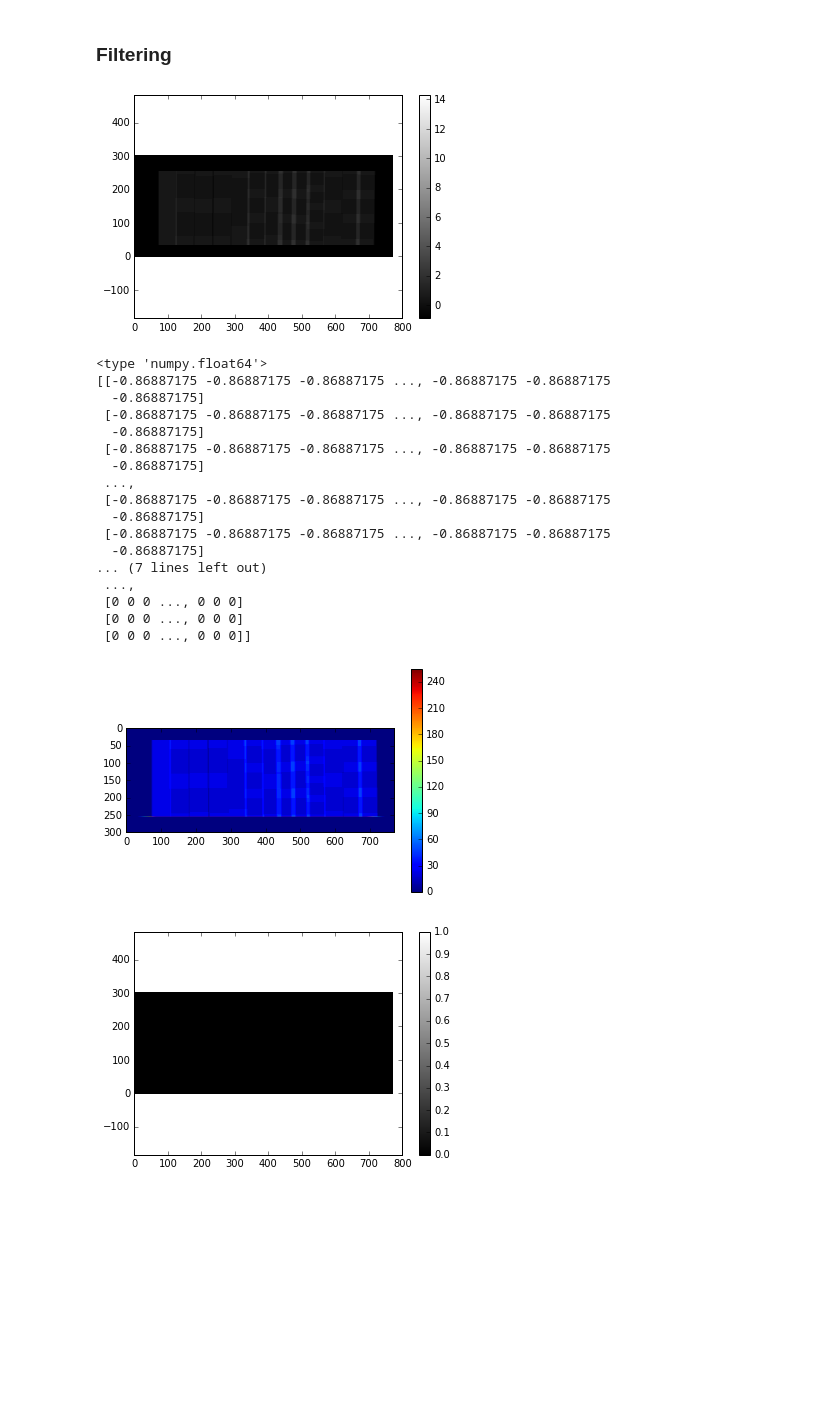
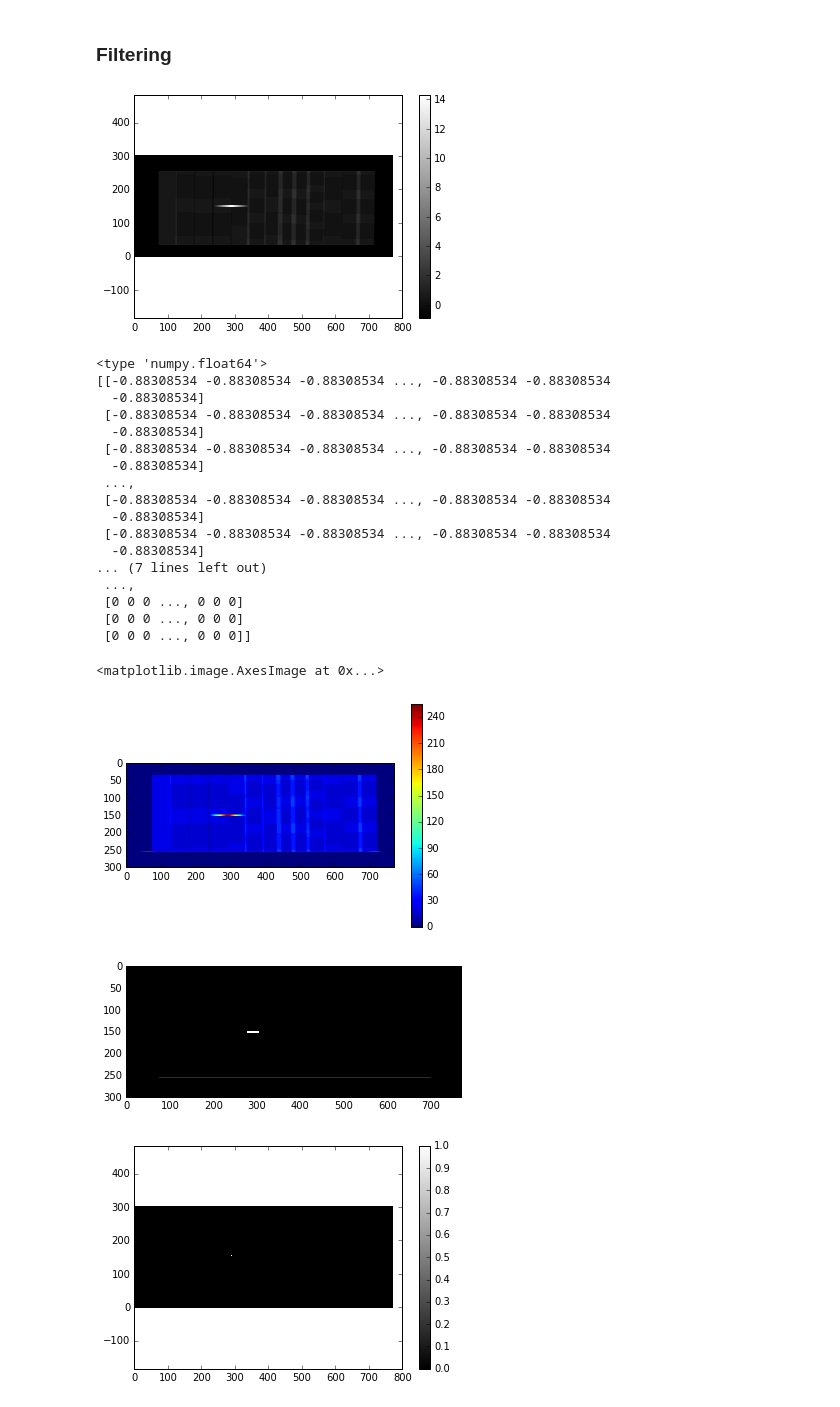
Before and after one commit to huskeypm/sparkdetection, a Jupyter notebook: mach/Idealized_Filter_Response.ipynb, the cells around one changed output. Drawn from its saved outputs; the diff is of its cells as text; code cells hidden in the pictures; blank space fills up the shorter version.

Commit message:
added in changes to how the hits on the longitudinal filter was displayed and changed filter to 1 px thick line

```diff
--- a/mach/Idealized_Filter_Response.ipynb
+++ b/mach/Idealized_Filter_Response.ipynb
@@ -14,8 +14,8 @@ import matchedFilter as mF
 root = "./images/"
 # %%
 saveMe = True
-typeTT = "WT"#"Long"#
-typeFilter = 'Loss'#'Long'#"WT" # "Long"
+typeTT = 'Long'#'Loss'#"Loss"#"WT"#"Long"#
+typeFilter = 'Loss'#'Loss'#'Long'#"WT" # "Long"
 # %% [markdown]
 ### Read in idealized longitudinal image and corresponding filter
 # %%
@@ -78,45 +78,56 @@ h = mF.matchedFilter(longImg,newFilter)
 # %%
 util.myplot(h)
 # %% [output]
-[figure, old version]
+[figure, new version]
 # %%
 print type(h[0,0])
 print h
 if np.min(h) < 0:
     h = h - np.min(h)
 else:
     h = h + np.min(h)
 print np.max(h)
 
 h = h * 255. / np.max(h)
 h = h.astype(np.uint8)
 print type(h[0,0])
 print h
 imshow(h)
 
 plt.colorbar()
 
 if saveMe:
     plt.savefig("{}_{}Filter.png".format(typeTT,typeFilter))
+
+if typeTT == "Loss":
+    retval, thresh = cv2.threshold(h, 5, 255, cv2.THRESH_BINARY_INV)
+if typeTT == "Long":
+    retval, thresh = cv2.threshold(h, 200, 255, cv2.THRESH_BINARY)
+
+
+plt.figure()
+imshow(thresh,cmap='gray')
 # %% [output]
 <type 'numpy.float64'>
-[[-0.86887175 -0.86887175 -0.86887175 ..., -0.86887175 -0.86887175
-  -0.86887175]
- [-0.86887175 -0.86887175 -0.86887175 ..., -0.86887175 -0.86887175
-  -0.86887175]
- [-0.86887175 -0.86887175 -0.86887175 ..., -0.86887175 -0.86887175
-  -0.86887175]
+[[-0.88308534 -0.88308534 -0.88308534 ..., -0.88308534 -0.88308534
+  -0.88308534]
+ [-0.88308534 -0.88308534 -0.88308534 ..., -0.88308534 -0.88308534
+  -0.88308534]
+ [-0.88308534 -0.88308534 -0.88308534 ..., -0.88308534 -0.88308534
+  -0.88308534]
  ...,
- [-0.86887175 -0.86887175 -0.86887175 ..., -0.86887175 -0.86887175
-  -0.86887175]
- [-0.86887175 -0.86887175 -0.86887175 ..., -0.86887175 -0.86887175
-  -0.86887175]
+ [-0.88308534 -0.88308534 -0.88308534 ..., -0.88308534 -0.88308534
+  -0.88308534]
+ [-0.88308534 -0.88308534 -0.88308534 ..., -0.88308534 -0.88308534
+  -0.88308534]
 ... (7 lines left out)
  ...,
  [0 0 0 ..., 0 0 0]
  [0 0 0 ..., 0 0 0]
  [0 0 0 ..., 0 0 0]]
+<matplotlib.image.AxesImage at 0x...>
-[figure, old version]
+[figure, new version]
+[figure, added]
 # %%
 retval, thresh = cv2.threshold(h, 230, 1, cv2.THRESH_BINARY)
 util.myplot(thresh)
```
Also changed, not shown: parts of 1 cell of this notebook, 1 other file.
